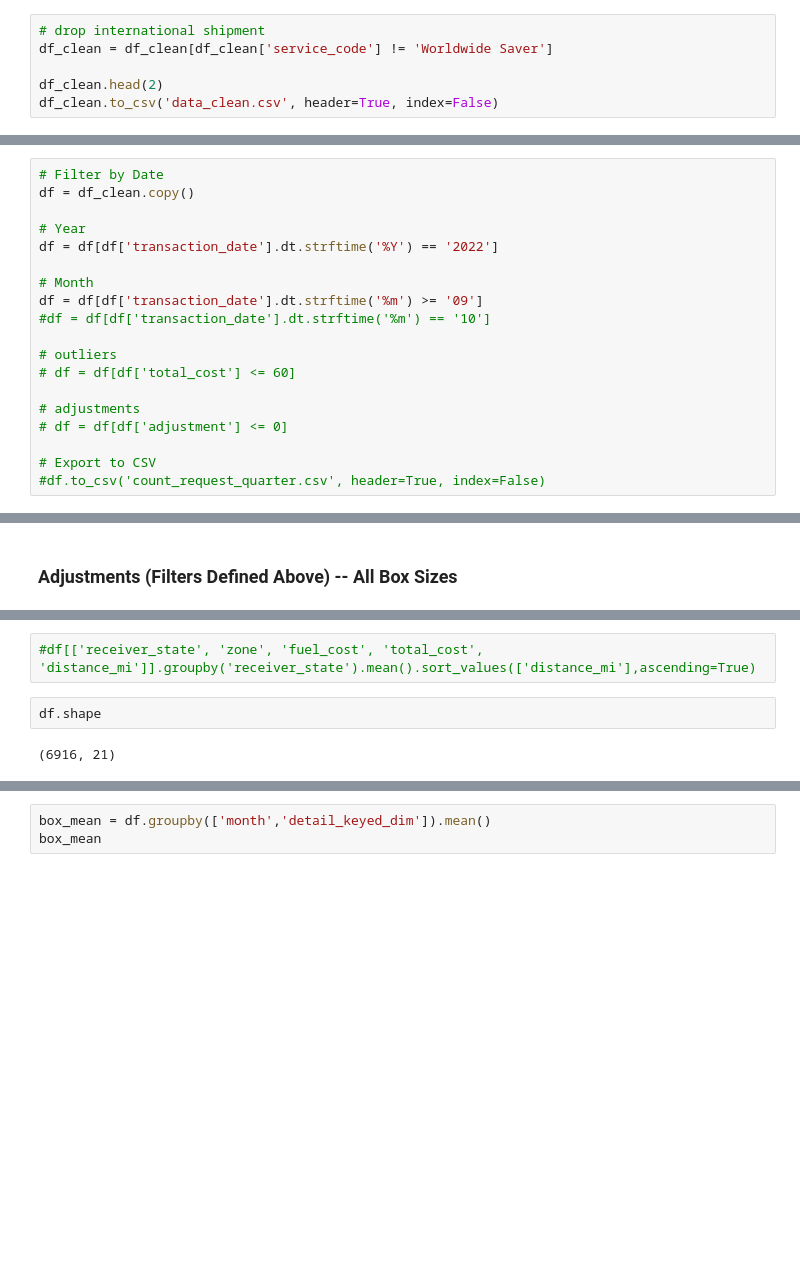
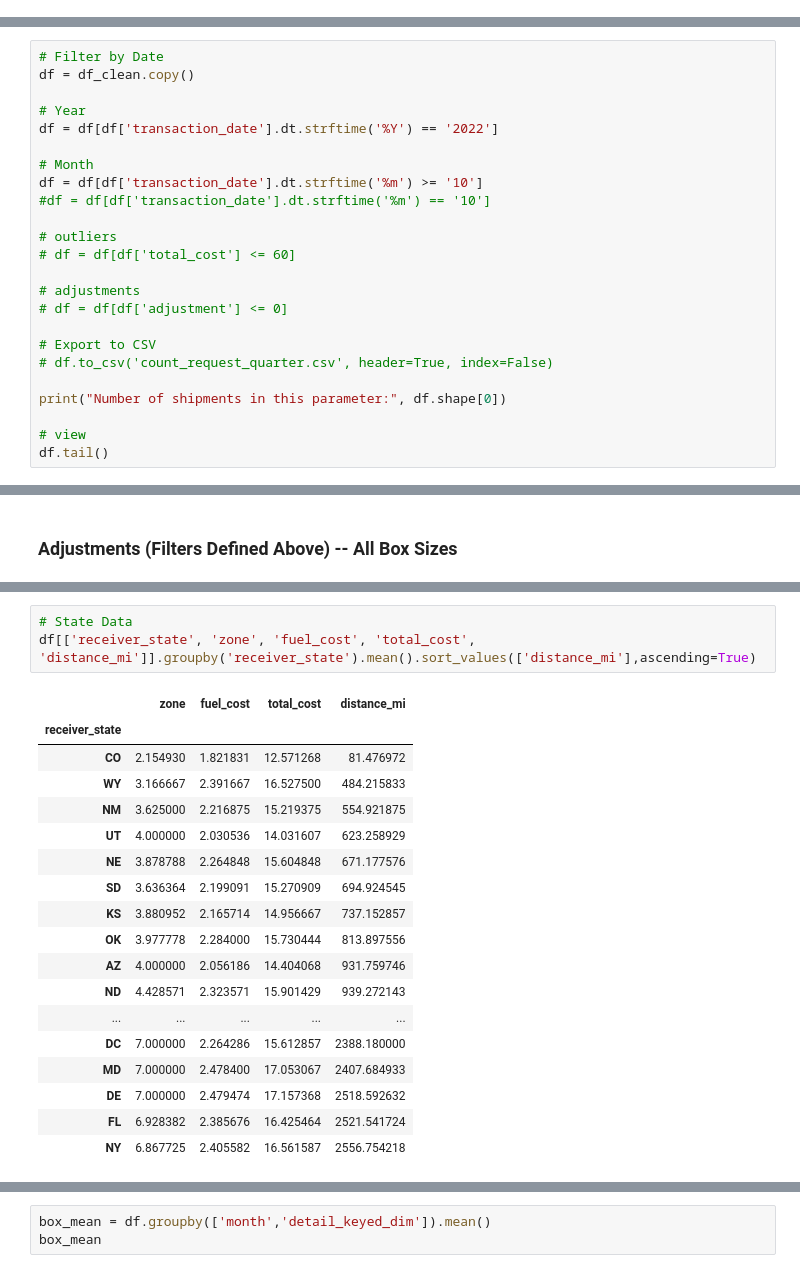
Before and after one commit to Evan-Archuleta/ups_invoice, a Jupyter notebook: ups_v4.ipynb, the cells around one changed output, grey strips where cells are left out. Drawn from its saved outputs; the diff is of its cells as text; blank space fills up the shorter version.

```diff
--- a/ups_v4.ipynb
+++ b/ups_v4.ipynb
@@ -194,12 +194,6 @@ df_clean.head(2)
 |  | tracking_number | transaction_date | service_code | published_charge | incentive_charge | net_charge | ... |
 | 0 | 1ZR4R346YW90072441 | 2021-12-21 | UPS SurePost - 1 LB or Greater | 19.38 | -3.87 | 15.51 | ... |
 | 1 | 1ZR4R346YW90135892 | 2021-12-28 | UPS SurePost - 1 LB or Greater | 20.62 | -3.37 | 17.25 | ... |
-# %%
-# drop international shipment
-df_clean = df_clean[df_clean['service_code'] != 'Worldwide Saver']
-
-df_clean.head(2)
-df_clean.to_csv('data_clean.csv', header=True, index=False)
 # %%
 # Total Cost Per Shipment w/ adjustments and fuel surcharge
 df_tot_cost = pd.DataFrame()
@@ -397,7 +364,7 @@ df = df_clean.copy()
 df = df[df['transaction_date'].dt.strftime('%Y') == '2022']
 
 # Month
-df = df[df['transaction_date'].dt.strftime('%m') >= '09']
+df = df[df['transaction_date'].dt.strftime('%m') >= '10']
 #df = df[df['transaction_date'].dt.strftime('%m') == '10']
 
 # outliers
@@ -407,4 +374,9 @@ df = df[df['transaction_date'].dt.strftime('%m') >= '09']
 # df = df[df['adjustment'] <= 0]
 
 # Export to CSV
-#df.to_csv('count_request_quarter.csv', header=True, index=False)
+# df.to_csv('count_request_quarter.csv', header=True, index=False)
+
+print("Number of shipments in this parameter:", df.shape[0])
+
+# view
+df.tail()
@@ -485,7 +466,23 @@ df_adj.head(5)
 # %%
-#df[['receiver_state', 'zone', 'fuel_cost', 'total_cost', 'distance_mi']].groupby('receiver_state').mean().sort_values(['distance_mi'],ascending=True)
+# State Data
+df[['receiver_state', 'zone', 'fuel_cost', 'total_cost', 'distance_mi']].groupby('receiver_state').mean().sort_values(['distance_mi'],ascending=True)
+# %% [output]
+|  | zone | fuel_cost | total_cost | distance_mi |
+| receiver_state |  |  |  |  |
+| CO | 2.154930 | 1.821831 | 12.571268 | 81.476972 |
+| WY | 3.166667 | 2.391667 | 16.527500 | 484.215833 |
+| NM | 3.625000 | 2.216875 | 15.219375 | 554.921875 |
+| UT | 4.000000 | 2.030536 | 14.031607 | 623.258929 |
+| NE | 3.878788 | 2.264848 | 15.604848 | 671.177576 |
+| SD | 3.636364 | 2.199091 | 15.270909 | 694.924545 |
+| KS | 3.880952 | 2.165714 | 14.956667 | 737.152857 |
+| OK | 3.977778 | 2.284000 | 15.730444 | 813.897556 |
+| AZ | 4.000000 | 2.056186 | 14.404068 | 931.759746 |
+| ND | 4.428571 | 2.323571 | 15.901429 | 939.272143 |
+| ... | ... | ... | ... | ... |
+| DC | 7.000000 | 2.264286 | 15.612857 | 2388.180000 |
+| MD | 7.000000 | 2.478400 | 17.053067 | 2407.684933 |
+| DE | 7.000000 | 2.479474 | 17.157368 | 2518.592632 |
+| FL | 6.928382 | 2.385676 | 16.425464 | 2521.541724 |
+| NY | 6.867725 | 2.405582 | 16.561587 | 2556.754218 |
-# %%
-df.shape
-# %% [output]
-(6916, 21)
 # %%
```
Also changed, not shown: parts of 14 cells of this notebook.
